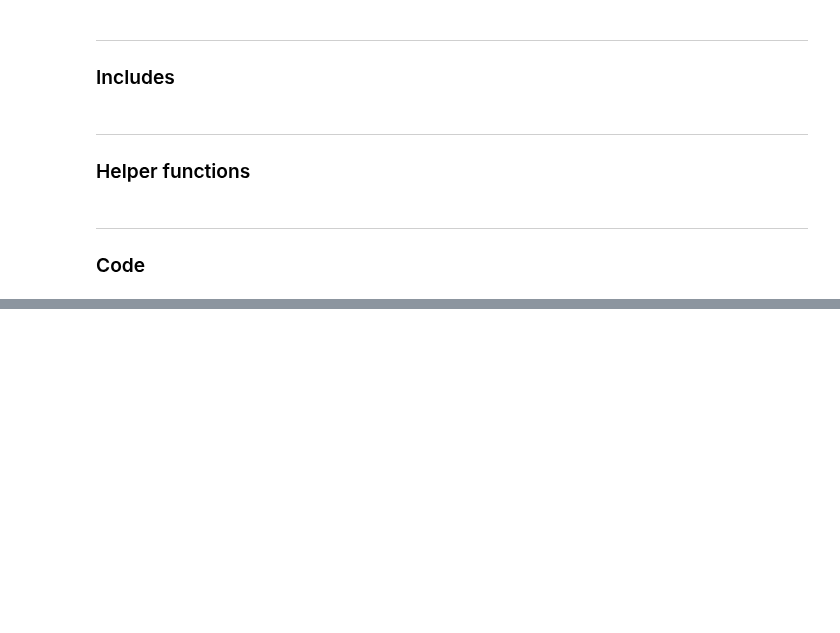
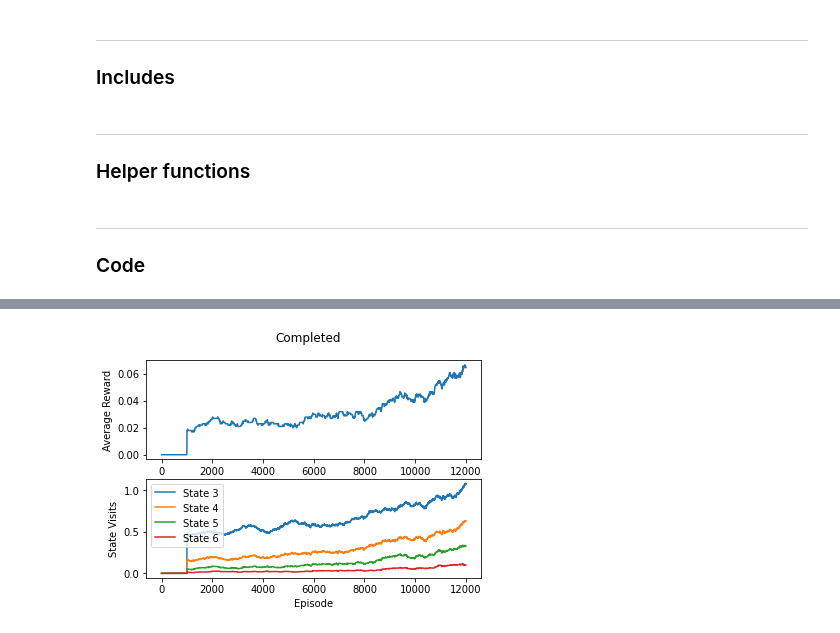
Before and after one commit to Davidobot/adversarial_hrl, a Jupyter notebook: hdqn_linear_dsdp.ipynb, the cells around one changed output, grey strips where cells are left out. Drawn from its saved outputs; the diff is of its cells as text; code cells hidden in the pictures; blank space fills up the shorter version.

```diff
--- a/hdqn_linear_dsdp.ipynb
+++ b/hdqn_linear_dsdp.ipynb
@@ -268,0 +297,32 @@ KeyboardInterrupt:
+# %%
+def plot_durations2():
+    fig, axs = plt.subplots(2)
+
+    durations_t = torch.tensor(episode_durations, dtype=torch.float)
+    visits_t = [(x[0], torch.tensor(x[1], dtype=torch.float)) for x in state_visits.items()]
+
+    fig.suptitle('Completed')
+    axs[0].set_xlabel('Episode')
+    axs[0].set_ylabel('Average Reward')
+    axs[1].set_xlabel('Episode')
+    axs[1].set_ylabel('State Visits')
+
+    #axs[0].plot(durations_t.numpy())
+    # Take 100 episode averages and plot them too
+    if len(durations_t) >= 1000:
+        means = durations_t.unfold(0, 1000, 1).mean(1).view(-1)
+        means = torch.cat((torch.zeros(999), means))
+        axs[0].plot(means.numpy())
+
+    if len(durations_t) >= 1000:
+        for t in visits_t:
+            means = t[1].unfold(0, 1000, 1).mean(1).view(-1)
+            means = torch.cat((torch.zeros(999), means))
+            axs[1].plot(means.numpy(), label=f"State {t[0] + 1}")
+            axs[1].legend()
+
+    plt.pause(0.001)  # pause a bit so that plots are updated
+    display.clear_output(wait=True)
+plot_durations2()
+# %% [output]
+[figure, added]
```
Also changed, not shown: parts of 4 cells of this notebook, 2 other files.
